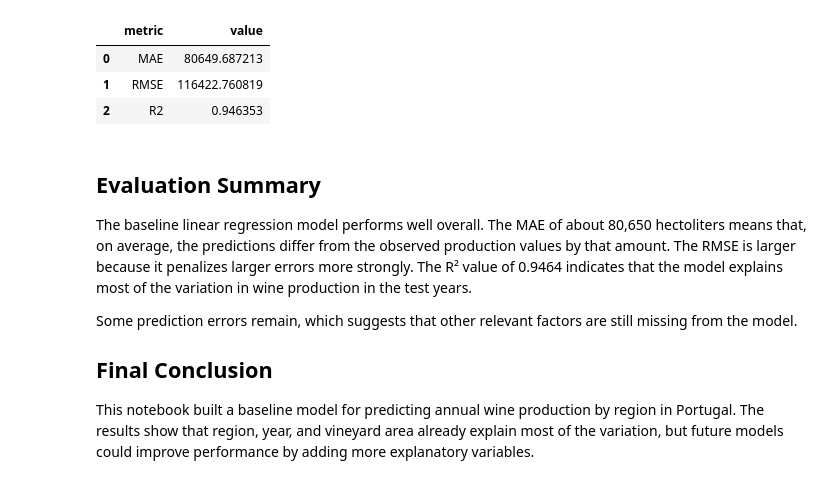
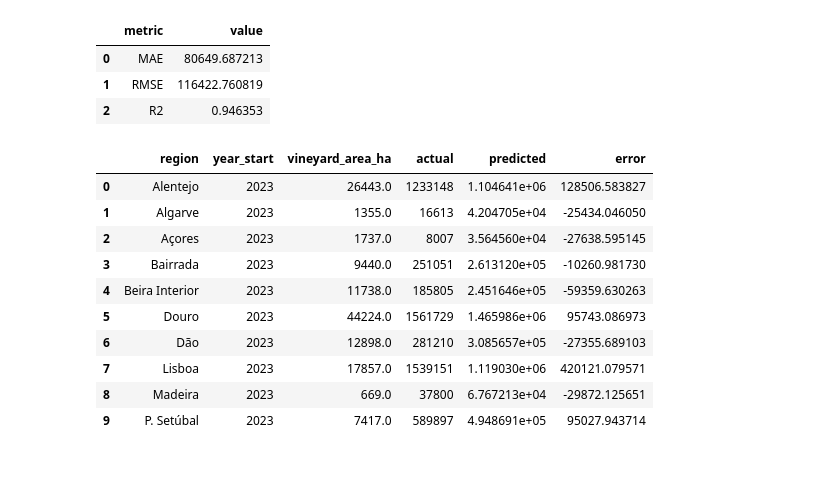
Before and after one commit to oxedanda/pml_final_project, a Jupyter notebook: notebooks/02_modeling_baseline.ipynb, the cells around one changed output. Drawn from its saved outputs; the diff is of its cells as text; code cells hidden in the pictures.

```diff
--- a/notebooks/02_modeling_baseline.ipynb
+++ b/notebooks/02_modeling_baseline.ipynb
@@ -29 +8,11 @@ Figures will be saved to: /content/pml_final_project/outputs/figures
+# %%
+# prompt:Set up a project directory structure for saving figures and tables in a machine learning project.
+
+from pathlib import Path
+
+FIGURES_DIR = Path("outputs/figures")
+FIGURES_DIR.mkdir(parents=True, exist_ok=True)
+
+TABLES_DIR = Path("outputs/tables")
+TABLES_DIR.mkdir(parents=True, exist_ok=True)
 # %%
@@ -288,13 +216,33 @@ R²: 0.9464
 | 0 | MAE | 80649.687213 |
 | 1 | RMSE | 116422.760819 |
 | 2 | R2 | 0.946353 |
-# %% [markdown]
-## Evaluation Summary
-
-The baseline linear regression model performs well overall. The MAE of about 80,650 hectoliters means that, on average, the predictions differ from the observed production values by that amount. The RMSE is larger because it penalizes larger errors more strongly. The R² value of 0.9464 indicates that the model explains most of the variation in wine production in the test years.
-
-Some prediction errors remain, which suggests that other relevant factors are still missing from the model.
-
-## Final Conclusion
-
-This notebook built a baseline model for predicting annual wine production by region in Portugal. The results show that region, year, and vineyard area already explain most of the variation, but future models could improve performance by adding more explanatory variables.
+# %%
+# prompt: Create a results dataframe containing actual and predicted values from a regression model along with prediction errors for evaluation analysis.
+
+# Create Results Table for Model Evaluation
+
+results = X_test.copy().reset_index(drop=True)
+
+results["actual"] = y_test.values
+results["predicted"] = y_pred
+results["error"] = results["actual"] - results["predicted"]
+
+display(results.head(10))
+
+# Save results table for report
+results.to_csv(
+    TABLES_DIR / "model_predictions_results.csv",
+    index=False
+)
+# %% [output]
+|  | region | year_start | vineyard_area_ha | actual | predicted | error |
+| 0 | Alentejo | 2023 | 26443.0 | 1233148 | 1.104641e+06 | 128506.583827 |
+| 1 | Algarve | 2023 | 1355.0 | 16613 | 4.204705e+04 | -25434.046050 |
+| 2 | Açores | 2023 | 1737.0 | 8007 | 3.564560e+04 | -27638.595145 |
+| 3 | Bairrada | 2023 | 9440.0 | 251051 | 2.613120e+05 | -10260.981730 |
+| 4 | Beira Interior | 2023 | 11738.0 | 185805 | 2.451646e+05 | -59359.630263 |
+| 5 | Douro | 2023 | 44224.0 | 1561729 | 1.465986e+06 | 95743.086973 |
+| 6 | Dão | 2023 | 12898.0 | 281210 | 3.085657e+05 | -27355.689103 |
+| 7 | Lisboa | 2023 | 17857.0 | 1539151 | 1.119030e+06 | 420121.079571 |
+| 8 | Madeira | 2023 | 669.0 | 37800 | 6.767213e+04 | -29872.125651 |
+| 9 | P. Setúbal | 2023 | 7417.0 | 589897 | 4.948691e+05 | 95027.943714 |
```
Also changed, not shown: parts of 20 cells of this notebook.
